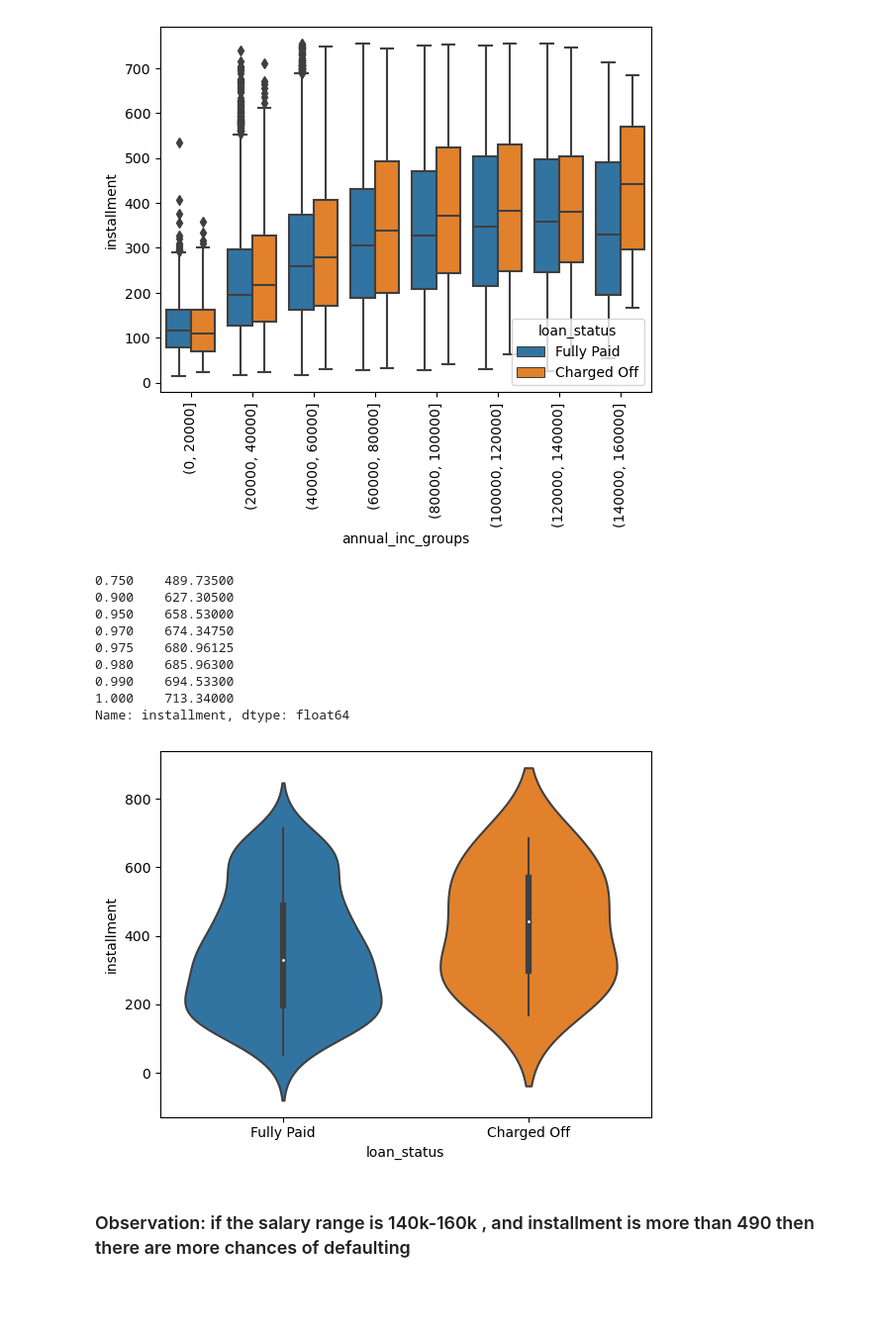
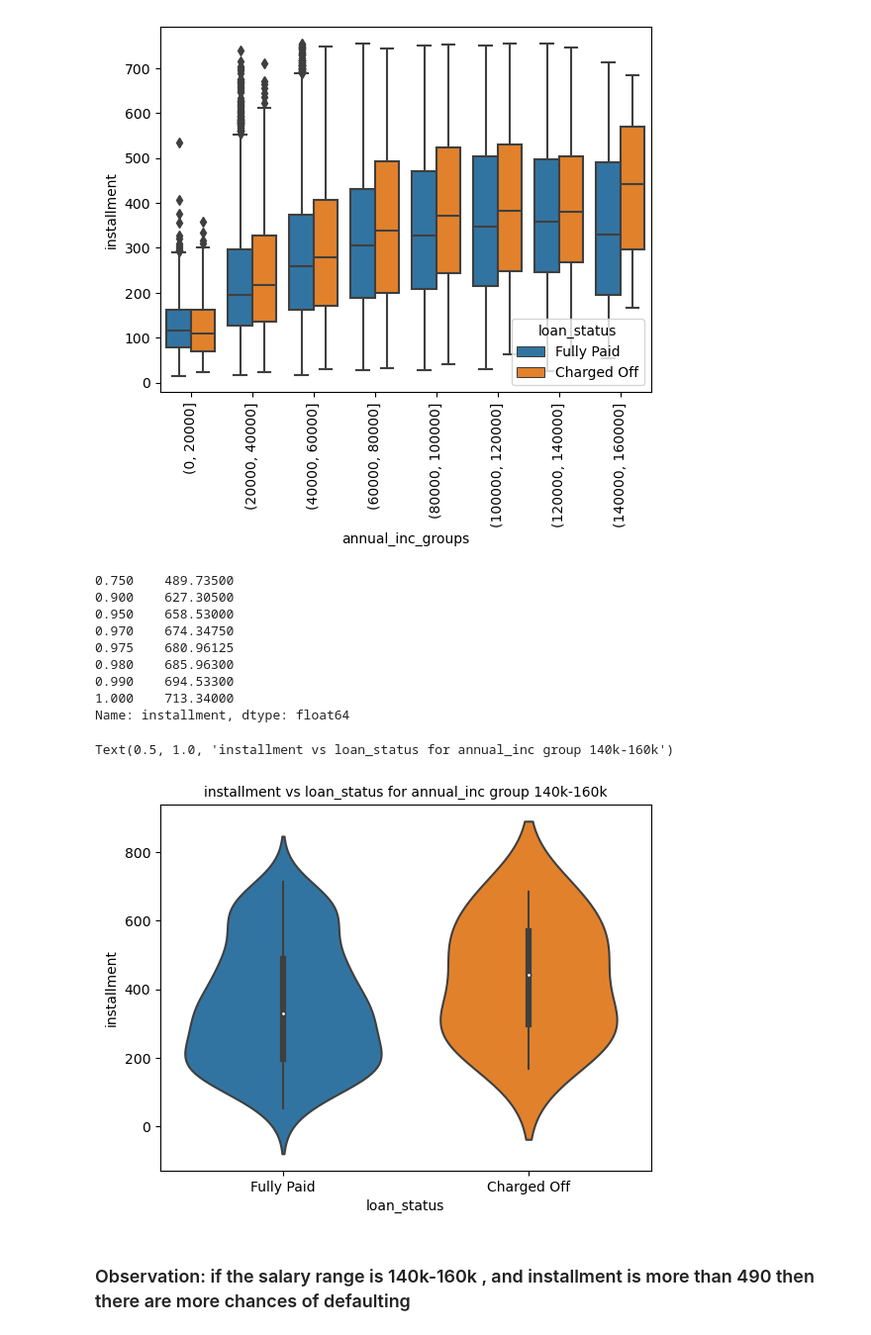
Before and after one commit to sdakshinkar/LendingClubCaseStudy, a Jupyter notebook: Swapnil_Dakshinkar.ipynb, the cells around one changed output. Shown at 99% size. Cells and saved outputs as stored; diff of their text form; code cells hidden in the pictures; blank space fills up the shorter version.

```diff
--- a/Swapnil_Dakshinkar.ipynb
+++ b/Swapnil_Dakshinkar.ipynb
@@ -1012,18 +1076,20 @@ plt.xticks(rotation=90)
 # %%
 df_temp = df[df['annual_inc_groups'].astype('string').str.find('140000, 160000')==True]
 print(df_temp[df_temp.loan_status=='Fully Paid'].installment.quantile([0.75,0.90,0.95,0.97,0.975, 0.98, 0.99, 1.0]))
 p = sns.violinplot(data=df_temp,x='loan_status',y='installment')
+p.set_title('installment vs loan_status for annual_inc group 140k-160k',fontsize=10)
 # %% [output]
 0.750    489.73500
 0.900    627.30500
 0.950    658.53000
 0.970    674.34750
 0.975    680.96125
 0.980    685.96300
 0.990    694.53300
 1.000    713.34000
 Name: installment, dtype: float64
+Text(0.5, 1.0, 'installment vs loan_status for annual_inc group 140k-160k')
-[figure, old version]
+[figure, new version]
 # %% [markdown]
 ### Observation: if the salary range is 140k-160k , and installment is more than 490 then there are more chances of defaulting
 # %%
```
Also changed, not shown: parts of 17 cells of this notebook, 1 other file.
